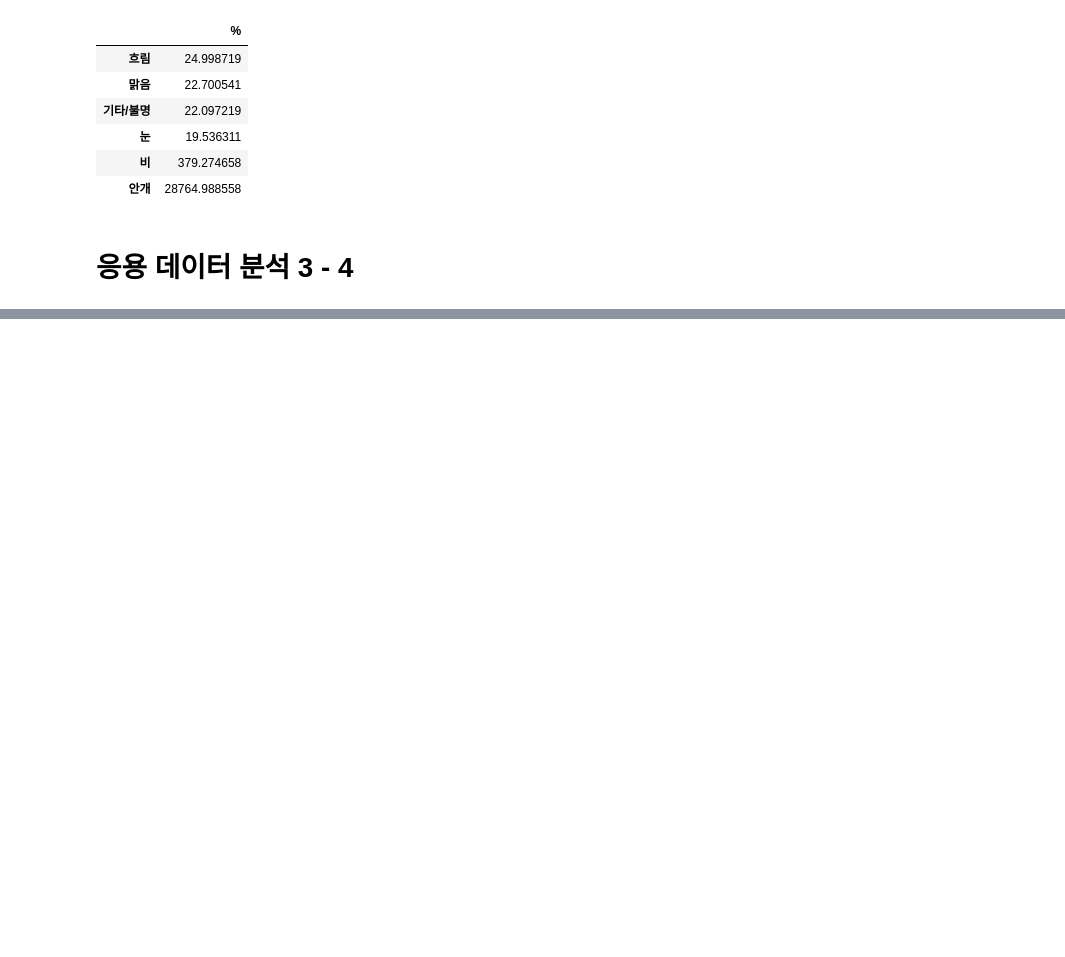
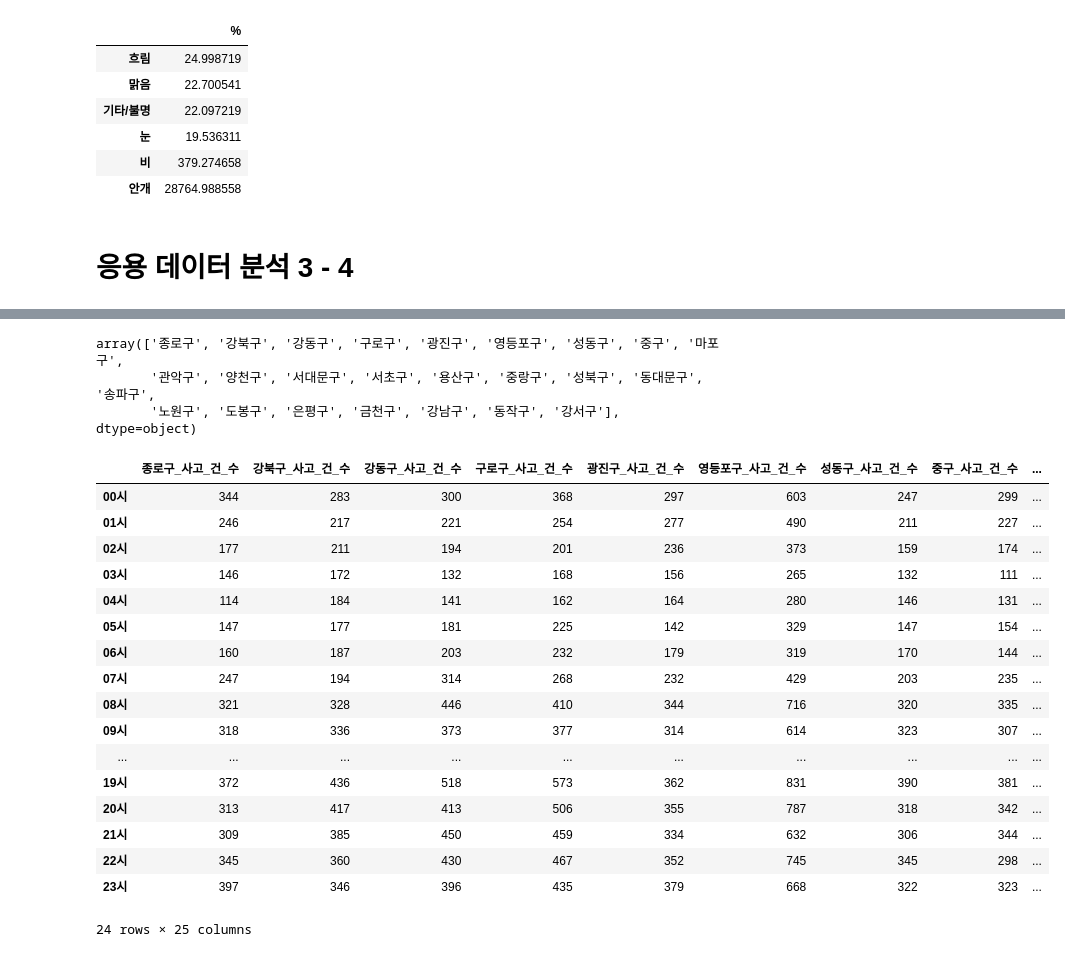
Before and after one commit to jwchoi179/SSU_BDPL_Data_Analysis, a Jupyter notebook: Data_Analysis.ipynb, the cells around one changed output, grey strips where cells are left out. Cells and saved outputs as stored; diff of their text form; code cells hidden in the pictures; blank space fills up the shorter version.

```diff
--- a/Data_Analysis.ipynb
+++ b/Data_Analysis.ipynb
@@ -572,0 +583,8 @@ df_climate_status_per
+# %%
+time_cases = []
+# %%
+seoul_detail
+# %% [output]
+array(['종로구', '강북구', '강동구', '구로구', '광진구', '영등포구', '성동구', '중구', '마포구',
+       '관악구', '양천구', '서대문구', '서초구', '용산구', '중랑구', '성북구', '동대문구', '송파구',
+       '노원구', '도봉구', '은평구', '금천구', '강남구', '동작구', '강서구'], dtype=object)
@@ -572,0 +606,21 @@ df_climate_status_per
+# %%
+total_time_df
+# %% [output]
+|  | 종로구_사고_건_수 | 강북구_사고_건_수 | 강동구_사고_건_수 | 구로구_사고_건_수 | 광진구_사고_건_수 | 영등포구_사고_건_수 | 성동구_사고_건_수 | 중구_사고_건_수 | ... |
+| 00시 | 344 | 283 | 300 | 368 | 297 | 603 | 247 | 299 | ... |
+| 01시 | 246 | 217 | 221 | 254 | 277 | 490 | 211 | 227 | ... |
+| 02시 | 177 | 211 | 194 | 201 | 236 | 373 | 159 | 174 | ... |
+| 03시 | 146 | 172 | 132 | 168 | 156 | 265 | 132 | 111 | ... |
+| 04시 | 114 | 184 | 141 | 162 | 164 | 280 | 146 | 131 | ... |
+| 05시 | 147 | 177 | 181 | 225 | 142 | 329 | 147 | 154 | ... |
+| 06시 | 160 | 187 | 203 | 232 | 179 | 319 | 170 | 144 | ... |
+| 07시 | 247 | 194 | 314 | 268 | 232 | 429 | 203 | 235 | ... |
+| 08시 | 321 | 328 | 446 | 410 | 344 | 716 | 320 | 335 | ... |
+| 09시 | 318 | 336 | 373 | 377 | 314 | 614 | 323 | 307 | ... |
+| ... | ... | ... | ... | ... | ... | ... | ... | ... | ... |
+| 19시 | 372 | 436 | 518 | 573 | 362 | 831 | 390 | 381 | ... |
+| 20시 | 313 | 417 | 413 | 506 | 355 | 787 | 318 | 342 | ... |
+| 21시 | 309 | 385 | 450 | 459 | 334 | 632 | 306 | 344 | ... |
+| 22시 | 345 | 360 | 430 | 467 | 352 | 745 | 345 | 298 | ... |
+| 23시 | 397 | 346 | 396 | 435 | 379 | 668 | 322 | 323 | ... |
+24 rows × 25 columns
```
Also changed, not shown: parts of 9 cells of this notebook.
